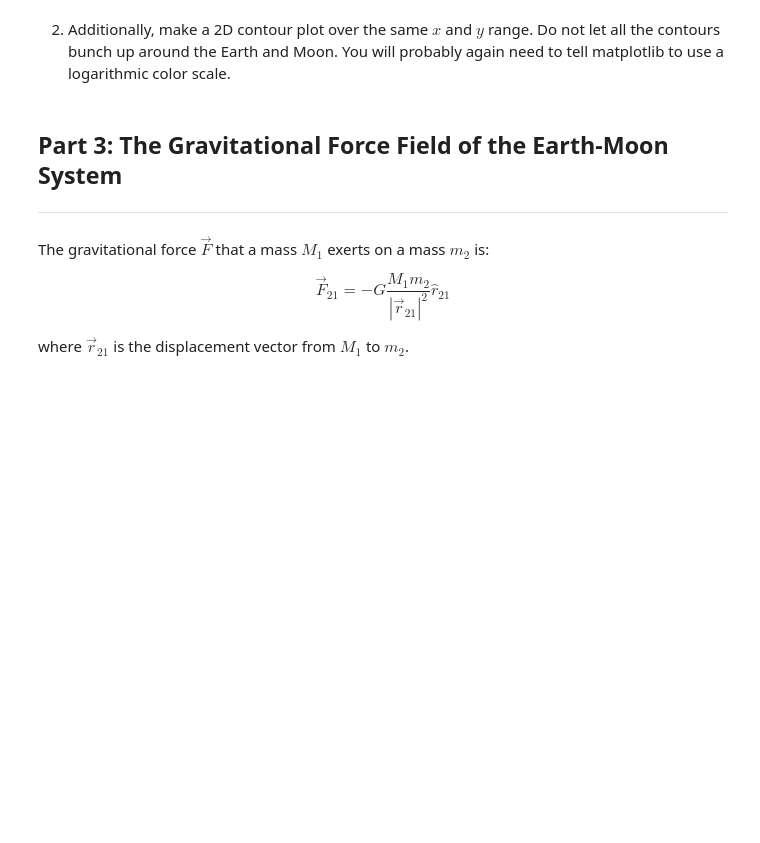
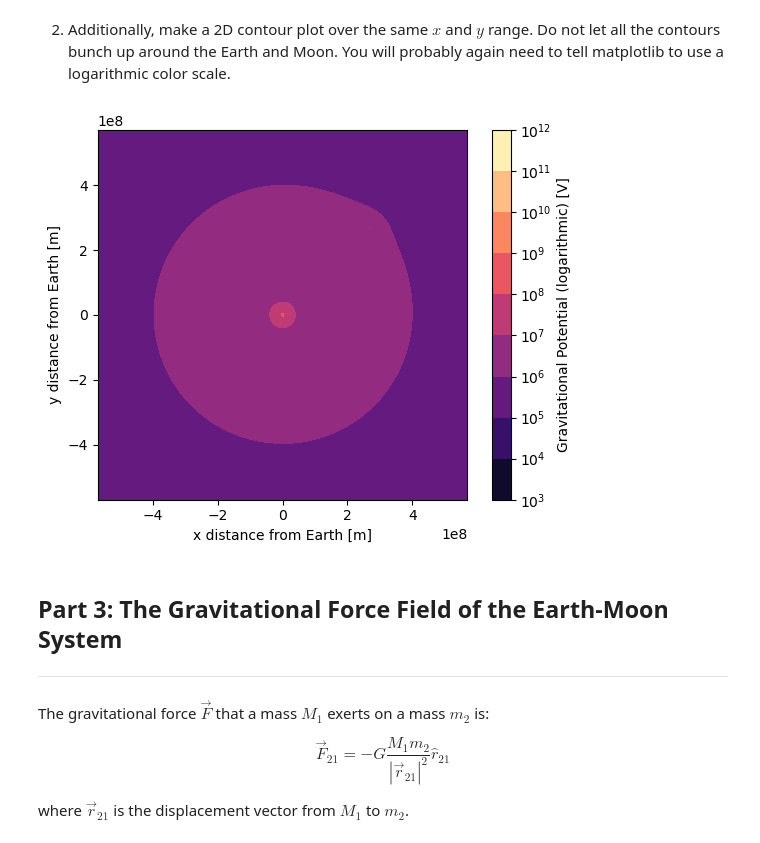
Before and after one commit to graceyeh-umd/PHYS265-spring26, a Jupyter notebook: Lab1/lab1.ipynb, the cells around one changed output. Cells and saved outputs as stored; diff of their text form; code cells hidden in the pictures; blank space fills up the shorter version.

```diff
--- a/Lab1/lab1.ipynb
+++ b/Lab1/lab1.ipynb
@@ -127,6 +177,20 @@ of the gravitational potential of the combined Earth-Moon system.
 2. Additionally, make a 2D contour plot over the same $x$ and $y$ range.
 Do not let all the contours bunch up around the Earth and Moon.
 You will probably again need to tell matplotlib to use a logarithmic color scale.
+# %%
+fig, ax = plt.subplots()
+
+contour = ax.contourf(x_grid, y_grid, pot, cmap = "magma", levels = np.logspace(3, 12, 10), norm='log')
+
+ax.set_aspect('equal')
+
+ax.set_xlabel('x distance from Earth [m]')
+ax.set_ylabel('y distance from Earth [m]')
+
+cbar = fig.colorbar(contour)
+cbar.set_label("Gravitational Potential (logarithmic) [V]")
+# %% [output]
+[figure, added]
 # %% [markdown]
 ## Part 3: The Gravitational Force Field of the Earth-Moon System
 ----
```
Also changed, not shown: parts of 8 cells of this notebook, 1 other file.
